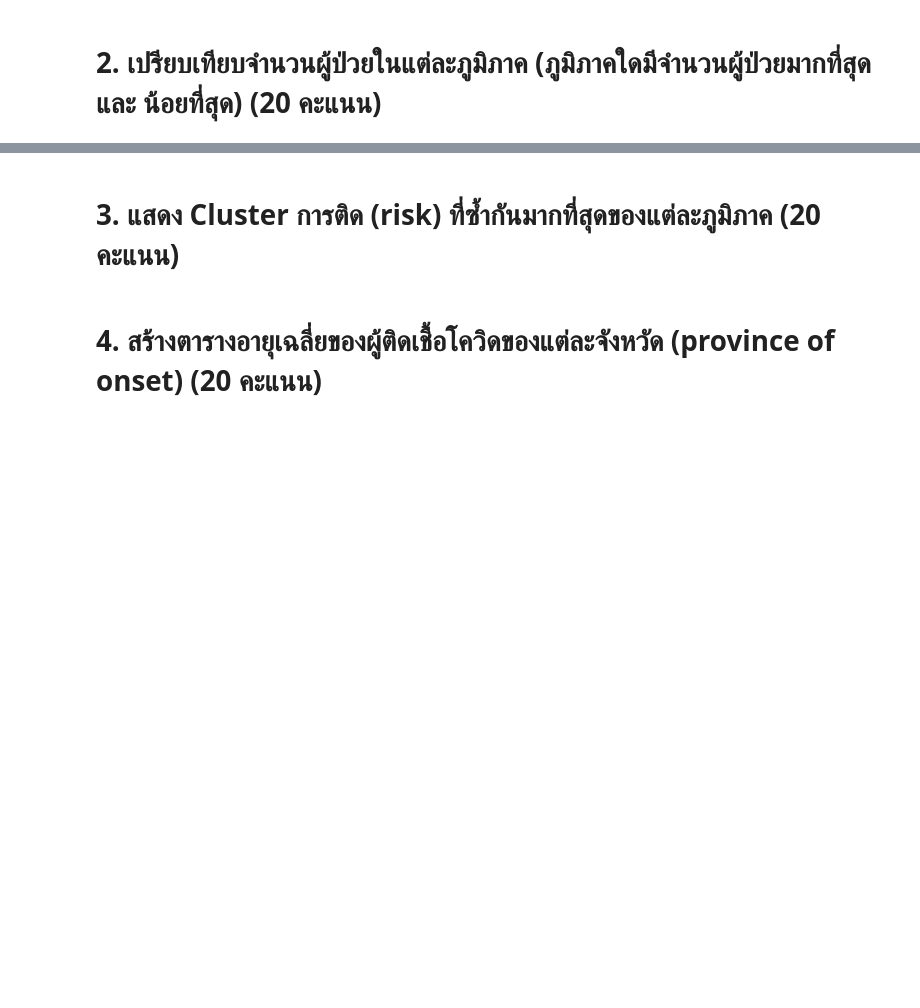
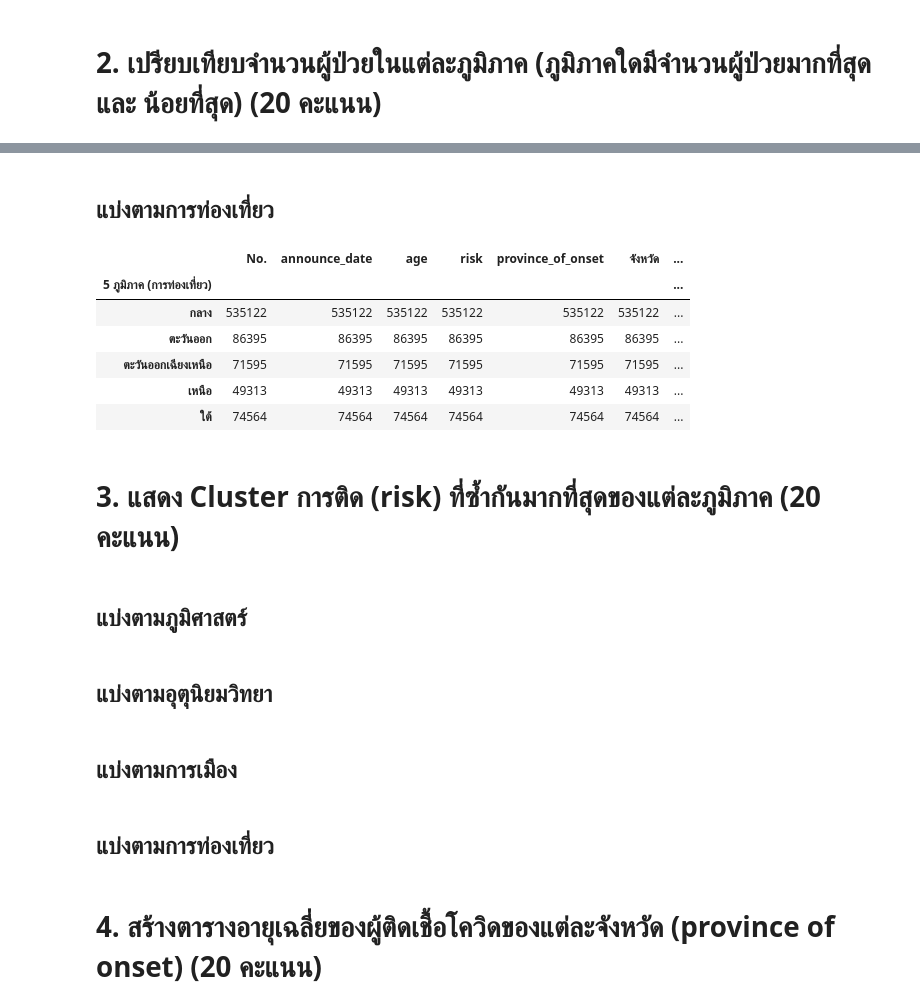
Before and after one commit to Chonthichasi/data_viz_2022, a Jupyter notebook: BasicPython&DataViz_midterm2022.ipynb, the cells around one changed output, grey strips where cells are left out. Drawn from its saved outputs; the diff is of its cells as text; code cells hidden in the pictures; blank space fills up the shorter version.

```diff
--- a/BasicPython&DataViz_midterm2022.ipynb
+++ b/BasicPython&DataViz_midterm2022.ipynb
@@ -429,4 +467,24 @@ datacovid4_5.head(1)
+# %% [markdown]
+## แบ่งตามการท่องเที่ยว
+# %%
+datacovid1.groupby('5 ภูมิภาค (การท่องเที่ยว)').count()
+# %% [output]
+|  | No. | announce_date | age | risk | province_of_onset | จังหวัด | ... |
+| 5 ภูมิภาค (การท่องเที่ยว) |  |  |  |  |  |  | ... |
+| กลาง | 535122 | 535122 | 535122 | 535122 | 535122 | 535122 | ... |
+| ตะวันออก | 86395 | 86395 | 86395 | 86395 | 86395 | 86395 | ... |
+| ตะวันออกเฉียงเหนือ | 71595 | 71595 | 71595 | 71595 | 71595 | 71595 | ... |
+| เหนือ | 49313 | 49313 | 49313 | 49313 | 49313 | 49313 | ... |
+| ใต้ | 74564 | 74564 | 74564 | 74564 | 74564 | 74564 | ... |
 # %% [markdown]
 # 3. แสดง Cluster การติด (risk) ที่ซ้ำกันมากที่สุดของแต่ละภูมิภาค (20 คะแนน)
+# %% [markdown]
+## แบ่งตามภูมิศาสตร์
+# %% [markdown]
+## แบ่งตามอุตุนิยมวิทยา
+# %% [markdown]
+## แบ่งตามการเมือง
+# %% [markdown]
+## แบ่งตามการท่องเที่ยว
 # %% [markdown]
 # 4. สร้างตารางอายุเฉลี่ยของผู้ติดเชื้อโควิดของแต่ละจังหวัด (province of onset) (20 คะแนน)
```
Also changed, not shown: parts of 61 cells of this notebook.
